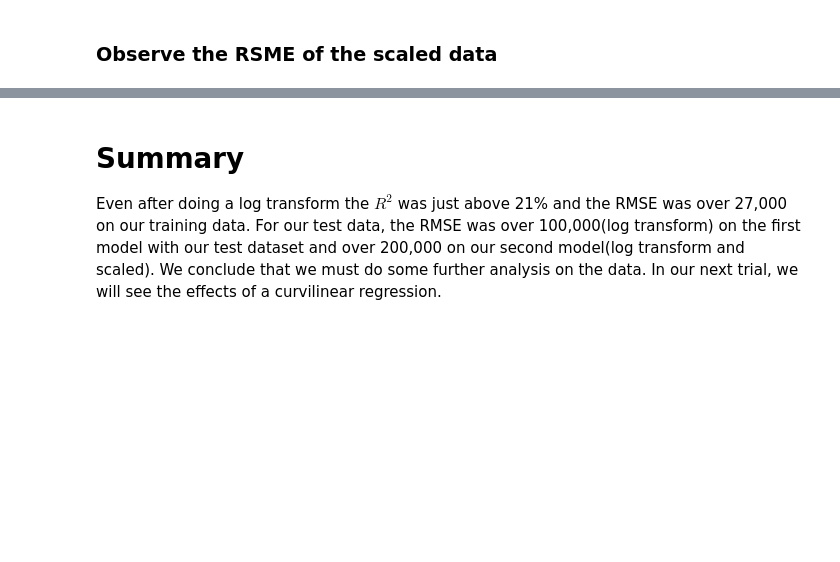
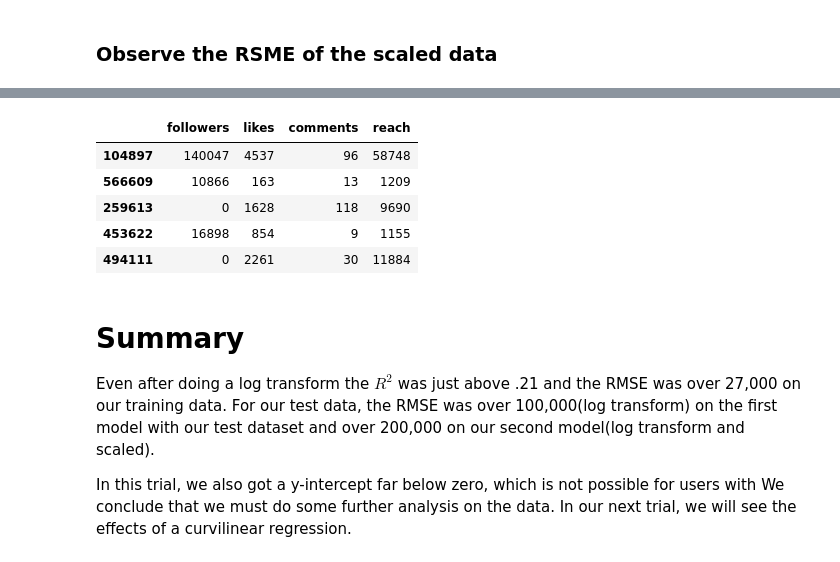
Before and after one commit to MarcSchneider71/SocialMediaReach, a Jupyter notebook: impressions_est_trial_log_transform.ipynb, the cells around one changed output, grey strips where cells are left out. Cells and saved outputs as stored; diff of their text form; code cells hidden in the pictures; blank space fills up the shorter version.

```diff
--- a/impressions_est_trial_log_transform.ipynb
+++ b/impressions_est_trial_log_transform.ipynb
@@ -195,0 +326,9 @@ data_scaled.head(5)
+# %%
+test.head()
+# %% [output]
+|  | followers | likes | comments | reach |
+| 104897 | 140047 | 4537 | 96 | 58748 |
+| 566609 | 10866 | 163 | 13 | 1209 |
+| 259613 | 0 | 1628 | 118 | 9690 |
+| 453622 | 16898 | 854 | 9 | 1155 |
+| 494111 | 0 | 2261 | 30 | 11884 |
@@ -196,4 +338,6 @@ data_scaled.head(5)
 # %% [markdown]
 # Summary
 
-Even after doing a log transform the $R^2$ was just above 21% and the RMSE was over 27,000 on our training data. For our test data, the RMSE was over 100,000(log transform) on the first model with our test dataset and over 200,000 on our second model(log transform and scaled). We conclude that we must do some further analysis on the data. In our next trial, we will see the effects of a curvilinear regression.
+Even after doing a log transform the $R^2$ was just above .21 and the RMSE was over 27,000 on our training data. For our test data, the RMSE was over 100,000(log transform) on the first model with our test dataset and over 200,000 on our second model(log transform and scaled).
+
+In this trial, we also got a y-intercept far below zero, which is not possible for users with We conclude that we must do some further analysis on the data. In our next trial, we will see the effects of a curvilinear regression.
```
Also changed, not shown: parts of 24 cells of this notebook.
